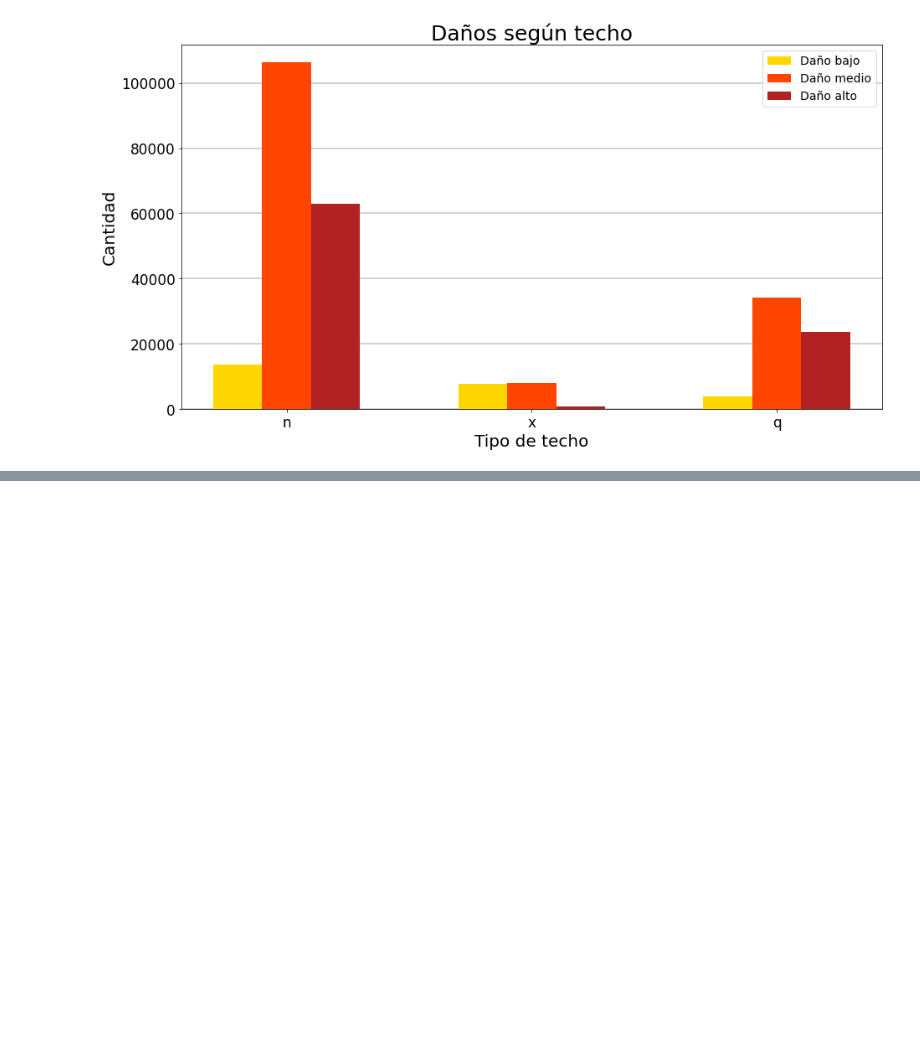
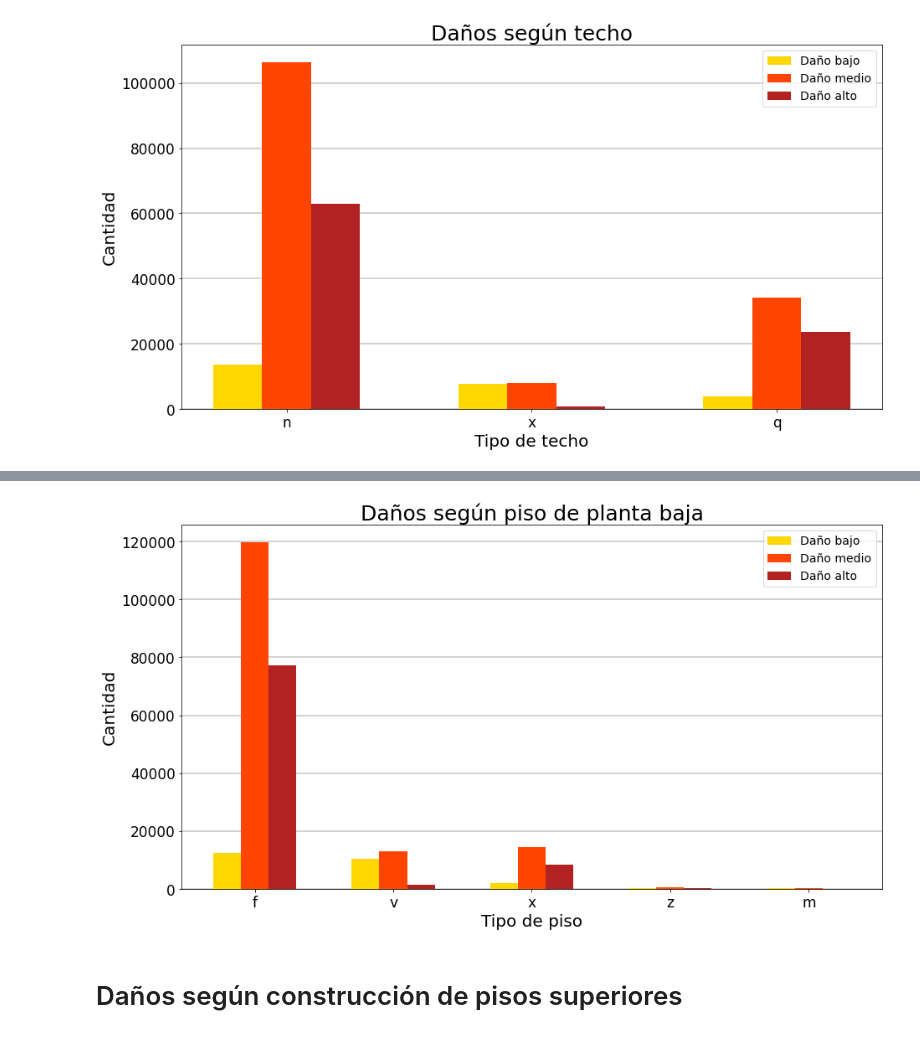
Before and after one commit to ffelfis/OrgaDatosTPs, a Jupyter notebook: TP1/nb_facundo.ipynb, the cells around one changed output, grey strips where cells are left out. Cells and saved outputs as stored; diff of their text form; code cells hidden in the pictures; blank space fills up the shorter version.

Commit message:
- Daños según tipo de piso en planta baja - Daños según tipo de piso en plantas superiores

```diff
--- a/TP1/nb_facundo.ipynb
+++ b/TP1/nb_facundo.ipynb
@@ -783,0 +801,10 @@ ax.set_axisbelow(True)
+# %%
+df_dmg_by_grnd_floo = df_dmg_by_grnd_floo\
+  .merge(df\
+         .loc[df['damage_grade'] == 2, 'ground_floor_type']\
+         .value_counts().to_frame().reset_index()\
+         .rename(columns={'index':'ground_floor_type', \
+                          'ground_floor_type':'cant_med_dmg'}), \
+         on = 'ground_floor_type', how='left')
+
+df_dmg_by_grnd_floo
@@ -783,0 +818,10 @@ ax.set_axisbelow(True)
+# %%
+df_dmg_by_grnd_floo = df_dmg_by_grnd_floo\
+  .merge(df\
+         .loc[df['damage_grade'] == 3, 'ground_floor_type']\
+         .value_counts().to_frame().reset_index()\
+         .rename(columns={'index':'ground_floor_type', \
+                          'ground_floor_type':'cant_hig_dmg'}), \
+         on = 'ground_floor_type', how='left')
+
+df_dmg_by_grnd_floo
@@ -783,0 +835,29 @@ ax.set_axisbelow(True)
+# %%
+fig,ax = plt.subplots(figsize=(15,8))
+labels = df_dmg_by_grnd_floo['ground_floor_type']
+x = np.arange(len(labels))
+width = 0.2
+
+bar1 = ax.bar(x - width, df_dmg_by_grnd_floo['cant_low_dmg'], width,\
+              label='Daño bajo', color='gold')
+bar2 = ax.bar(x , df_dmg_by_grnd_floo['cant_med_dmg'], width,\
+              label='Daño medio', color='orangered')
+bar3 = ax.bar(x + width, df_dmg_by_grnd_floo['cant_hig_dmg'], width,\
+              label='Daño alto', color='firebrick')
+
+ax.set_title('Daños según piso de planta baja', fontsize=25)
+ax.set_ylabel('Cantidad', fontsize=20)
+ax.set_xlabel('Tipo de piso', fontsize=20)
+ax.set_xticks(x)
+ax.set_xticklabels(labels)
+
+plt.xticks(fontsize=17)
+plt.yticks(fontsize=17)
+plt.legend(fontsize=14)
+
+plt.grid(axis='y', linewidth=2, color='lightgray')
+ax.set_axisbelow(True)
+# %% [output]
+[figure, added]
+# %% [markdown]
+# Daños según construcción de pisos superiores
```
Also changed, not shown: parts of 8 cells of this notebook.
